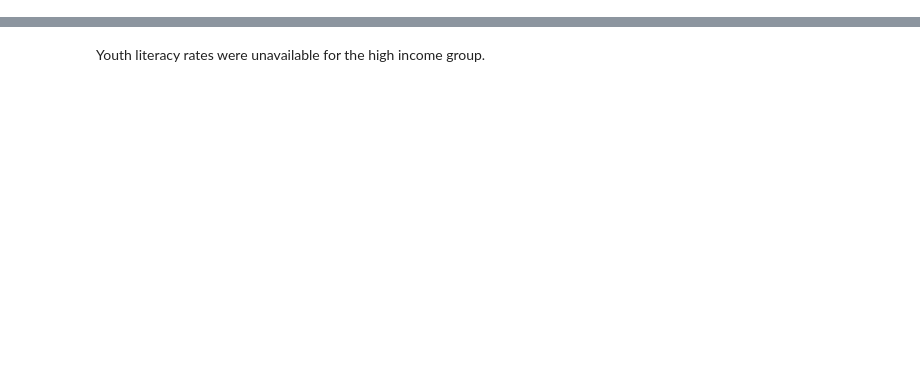
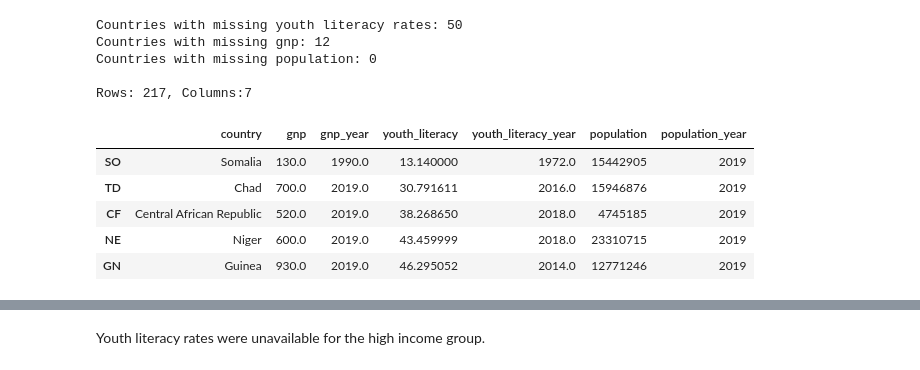
Before and after one commit to KathrynDH/ExploringYouthLiteracy, a Jupyter notebook: YouthLiteracyWorldBank.ipynb, the cells around one changed output, grey strips where cells are left out. Cells and saved outputs as stored; diff of their text form; code cells hidden in the pictures; blank space fills up the shorter version.

```diff
--- a/YouthLiteracyWorldBank.ipynb
+++ b/YouthLiteracyWorldBank.ipynb
@@ -12,0 +36,26 @@ from sklearn.model_selection import train_test_split
+# %%
+# Read the worldbank-lit-inc.csv file.
+# Since we only want the countries, not the aggregate groups, we will also read country-list.csv
+# and use a right join to keep only countires
+df = pd.read_csv('data/worldbank-lit-inc.csv', index_col=0)
+df_countries = pd.read_csv('data/country-list.csv', index_col=0)
+df_lit_country = df.join(df_countries.drop(columns=['country']), how='right').sort_values('youth_literacy')
+
+print('Countries with missing youth literacy rates: {}'.format(df_lit_country['youth_literacy'].isna().sum()))
+print('Countries with missing gnp: {}'.format(df_lit_country['gnp'].isna().sum()))
+print('Countries with missing population: {}'.format(df_lit_country['population'].isna().sum()))
+
+print('\nRows: {}, Columns:{}'.format(df_lit_country.shape[0], df_lit_country.shape[1]))
+df_lit_country.head()
+# %% [output]
+Countries with missing youth literacy rates: 50
+Countries with missing gnp: 12
+Countries with missing population: 0
+
+Rows: 217, Columns:7
+|  | country | gnp | gnp_year | youth_literacy | youth_literacy_year | population | population_year |
+| SO | Somalia | 130.0 | 1990.0 | 13.140000 | 1972.0 | 15442905 | 2019 |
+| TD | Chad | 700.0 | 2019.0 | 30.791611 | 2016.0 | 15946876 | 2019 |
+| CF | Central African Republic | 520.0 | 2019.0 | 38.268650 | 2018.0 | 4745185 | 2019 |
+| NE | Niger | 600.0 | 2019.0 | 43.459999 | 2018.0 | 23310715 | 2019 |
+| GN | Guinea | 930.0 | 2019.0 | 46.295052 | 2014.0 | 12771246 | 2019 |
```
Also changed, not shown: parts of 48 cells of this notebook.
